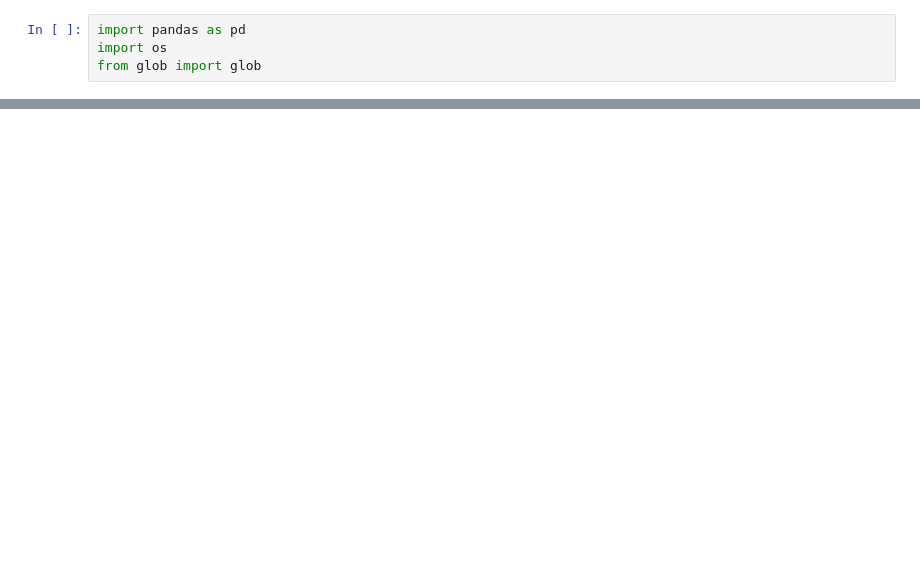
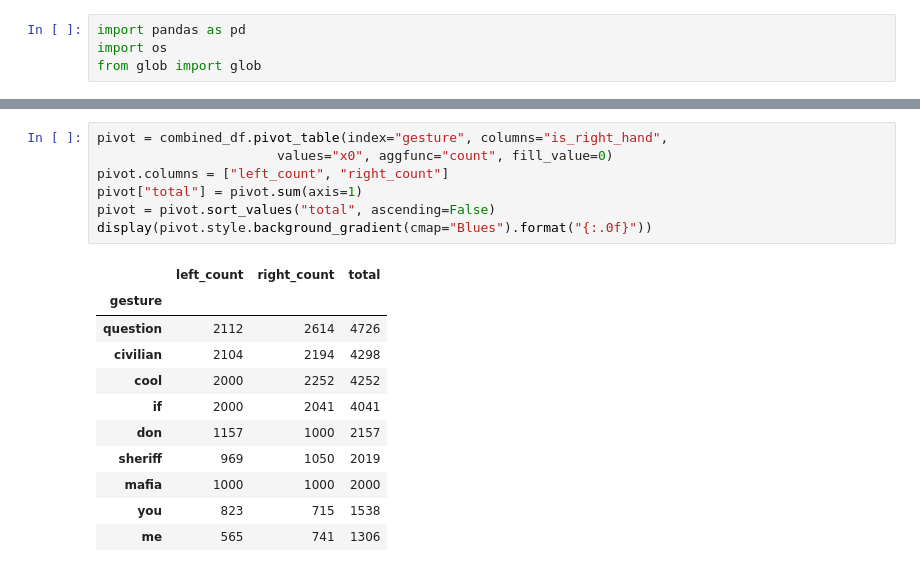
Before and after one commit to fleeshka/Hand-Gesture-Recognition, a Jupyter notebook: notebooks/prepare_data_training.ipynb, the cells around one changed output, grey strips where cells are left out. Saved outputs shown, nothing was run; the diff lists cells and outputs as text; blank space fills up the shorter version.

```diff
--- a/notebooks/prepare_data_training.ipynb
+++ b/notebooks/prepare_data_training.ipynb
@@ -52,0 +90,19 @@ print(gesture_counts, "\n")
+# %%
+pivot = combined_df.pivot_table(index="gesture", columns="is_right_hand",
+                       values="x0", aggfunc="count", fill_value=0)
+pivot.columns = ["left_count", "right_count"]
+pivot["total"] = pivot.sum(axis=1)
+pivot = pivot.sort_values("total", ascending=False)
+display(pivot.style.background_gradient(cmap="Blues").format("{:.0f}"))
+# %% [output]
+|  | left_count | right_count | total |
+| gesture |  |  |  |
+| question | 2112 | 2614 | 4726 |
+| civilian | 2104 | 2194 | 4298 |
+| cool | 2000 | 2252 | 4252 |
+| if | 2000 | 2041 | 4041 |
+| don | 1157 | 1000 | 2157 |
+| sheriff | 969 | 1050 | 2019 |
+| mafia | 1000 | 1000 | 2000 |
+| you | 823 | 715 | 1538 |
+| me | 565 | 741 | 1306 |
```
Also changed, not shown: parts of 21 cells of this notebook.
